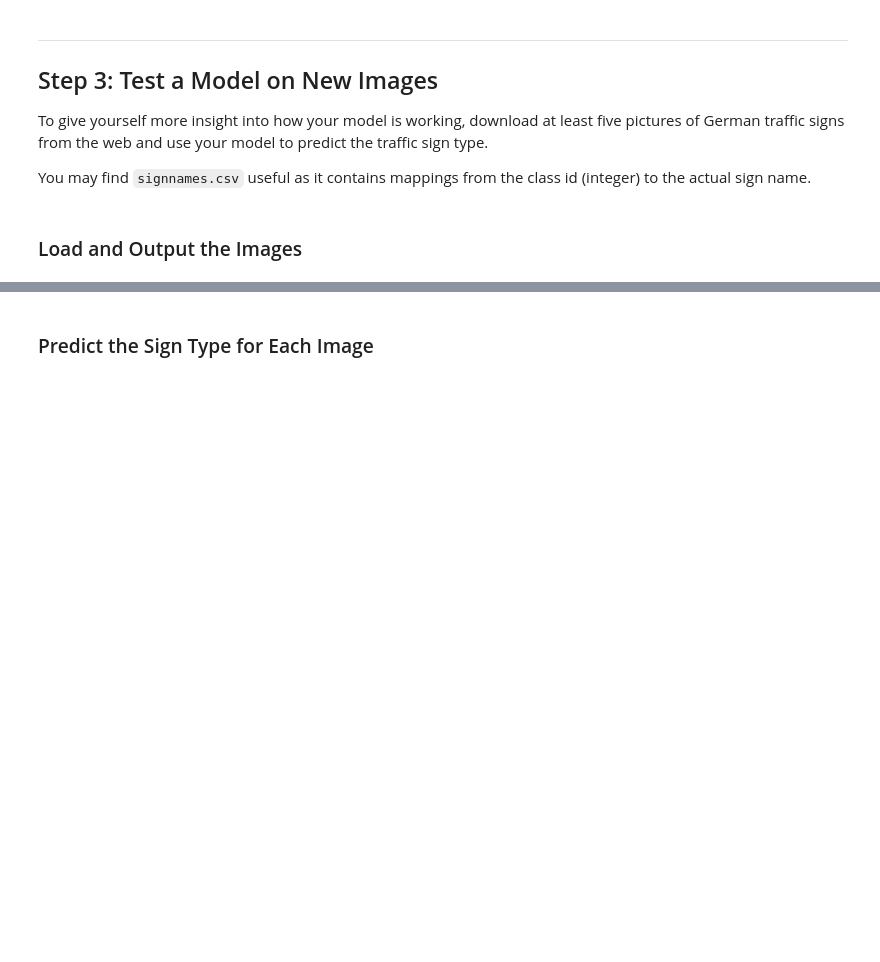
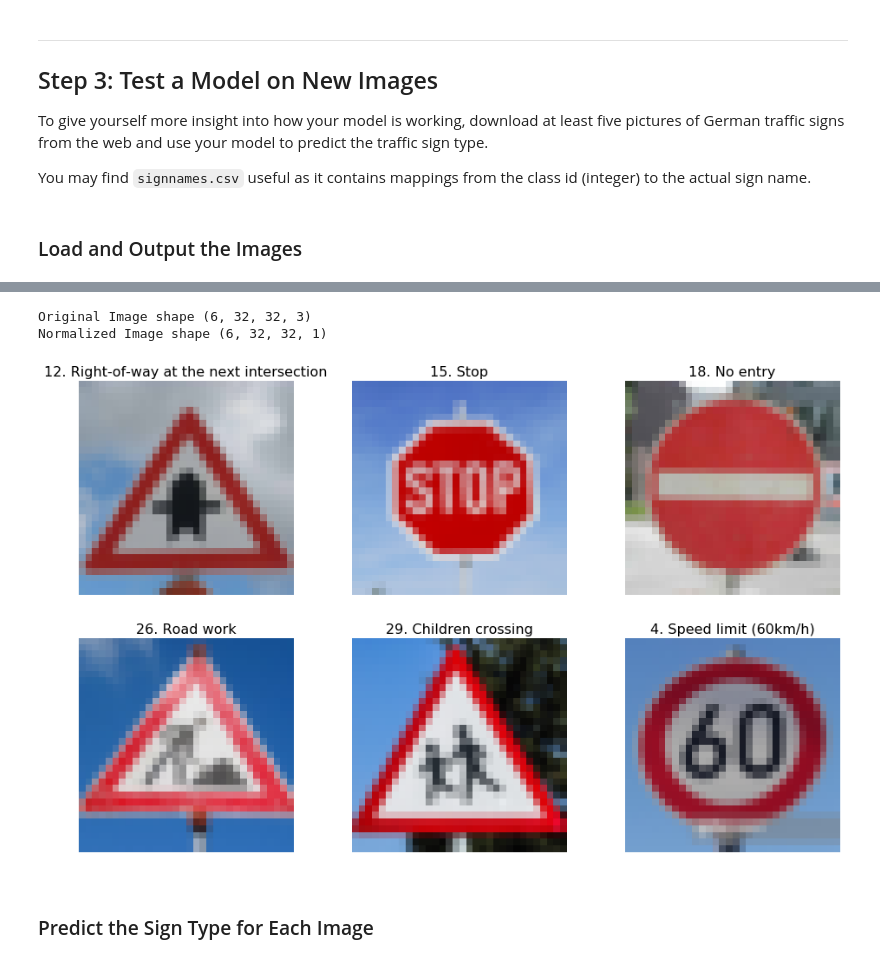
Before and after one commit to wolf-zchen/CarND-Traffic-Sign-Classifier, a Jupyter notebook: Traffic_Sign_Classifier.ipynb, the cells around one changed output, grey strips where cells are left out. Drawn from its saved outputs; the diff is of its cells as text; code cells hidden in the pictures; blank space fills up the shorter version.

```diff
--- a/Traffic_Sign_Classifier.ipynb
+++ b/Traffic_Sign_Classifier.ipynb
@@ -482,3 +565,26 @@ You may find `signnames.csv` useful as it contains mappings from the class id (i
+# %%
+# Resizing images to 32*32
+plt.figure(figsize=(16, 10))
+
+my_signs_resize=[]
+
+for i,img in enumerate(my_signs):
+    image= scipy.misc.imresize((img), [32, 32])
+    my_signs_resize.append(image)
+    plt.subplot(2,3,i+1)
+    plt.imshow(image, cmap="gray")
+    plt.axis('off')
+    plt.title("{}. {}".format(my_labels[i]+1,labelnames[my_labels[i]]), fontsize=16)
+
+my_signs_resize=np.asarray(my_signs_resize)
+my_signs_gray=grayscale(my_signs_resize)
+my_signs_nor=normalize(my_signs_gray)
+print('Original Image shape',my_signs_resize.shape)
+print('Normalized Image shape',my_signs_nor.shape)
+# %% [output]
+Original Image shape (6, 32, 32, 3)
+Normalized Image shape (6, 32, 32, 1)
+[figure, added]
 # %% [markdown]
 ### Predict the Sign Type for Each Image
 # %%
```
Also changed, not shown: parts of 32 cells of this notebook, 7 other files.
